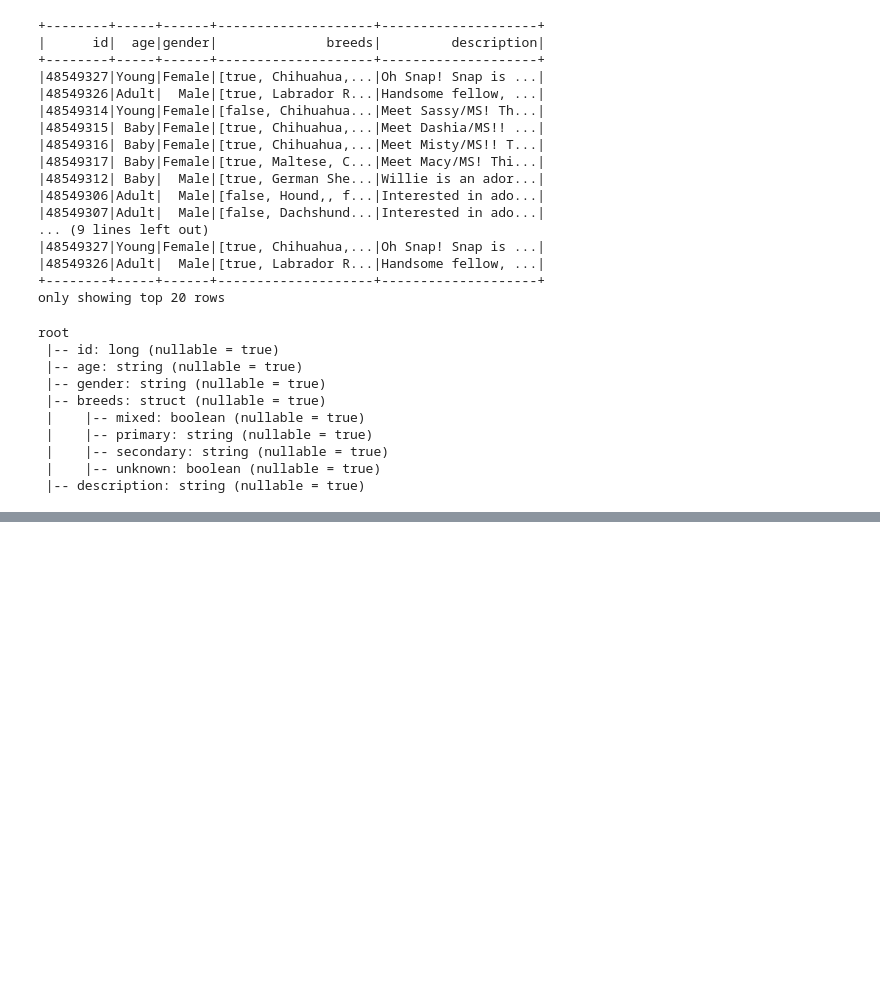
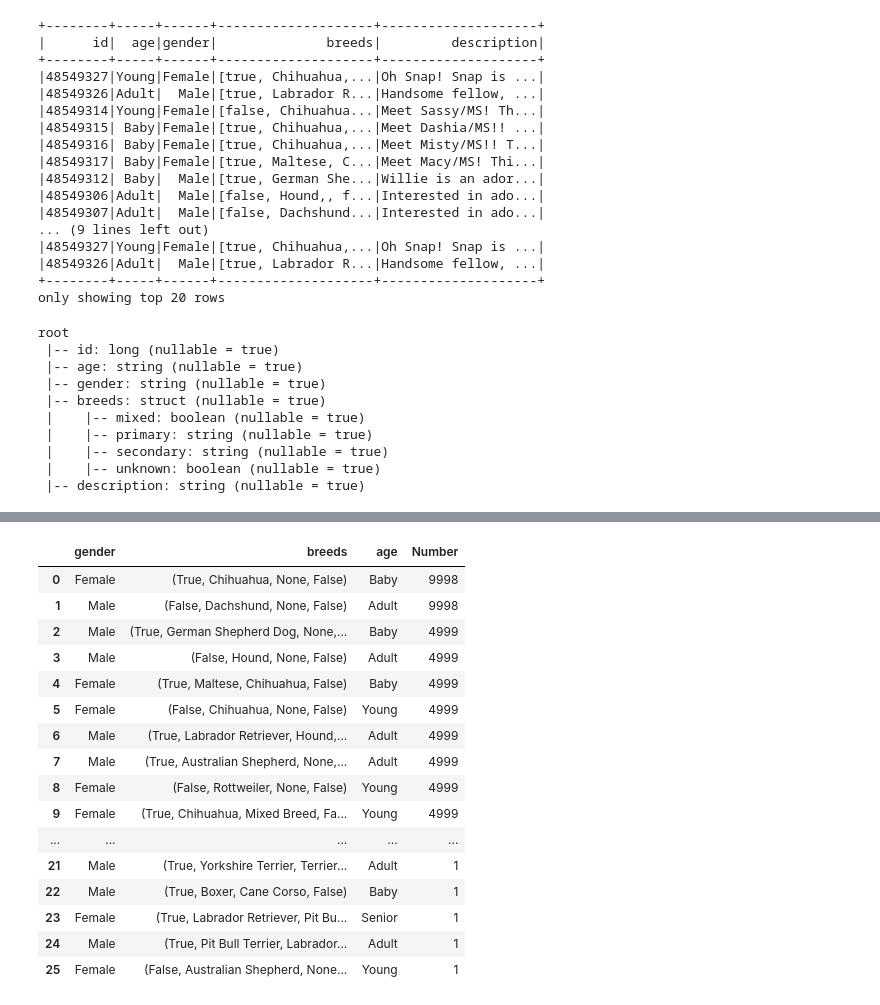
Before and after one commit to elsaVelazquez/faster-pet-adoption, a Jupyter notebook: notebooks/classified-by-gender.ipynb, the cells around one changed output, grey strips where cells are left out. Cells and saved outputs as stored; diff of their text form; code cells hidden in the pictures; blank space fills up the shorter version.

```diff
--- a/notebooks/classified-by-gender.ipynb
+++ b/notebooks/classified-by-gender.ipynb
@@ -188,3 +206,23 @@ plot_gender.dropna(inplace=True)
+# %%
+plot_breed
+# %% [output]
+|  | gender | breeds | age | Number |
+| 0 | Female | (True, Chihuahua, None, False) | Baby | 9998 |
+| 1 | Male | (False, Dachshund, None, False) | Adult | 9998 |
+| 2 | Male | (True, German Shepherd Dog, None,... | Baby | 4999 |
+| 3 | Male | (False, Hound, None, False) | Adult | 4999 |
+| 4 | Female | (True, Maltese, Chihuahua, False) | Baby | 4999 |
+| 5 | Female | (False, Chihuahua, None, False) | Young | 4999 |
+| 6 | Male | (True, Labrador Retriever, Hound,... | Adult | 4999 |
+| 7 | Male | (True, Australian Shepherd, None,... | Adult | 4999 |
+| 8 | Female | (False, Rottweiler, None, False) | Young | 4999 |
+| 9 | Female | (True, Chihuahua, Mixed Breed, Fa... | Young | 4999 |
+| ... | ... | ... | ... | ... |
+| 21 | Male | (True, Yorkshire Terrier, Terrier... | Adult | 1 |
+| 22 | Male | (True, Boxer, Cane Corso, False) | Baby | 1 |
+| 23 | Female | (True, Labrador Retriever, Pit Bu... | Senior | 1 |
+| 24 | Male | (True, Pit Bull Terrier, Labrador... | Adult | 1 |
+| 25 | Female | (False, Australian Shepherd, None... | Young | 1 |
 # %%
 import matplotlib.pyplot as plt
 fig, ax = plt.subplots(1, figsize=(10,3))
```
Also changed, not shown: parts of 8 cells of this notebook, 7 other files.
